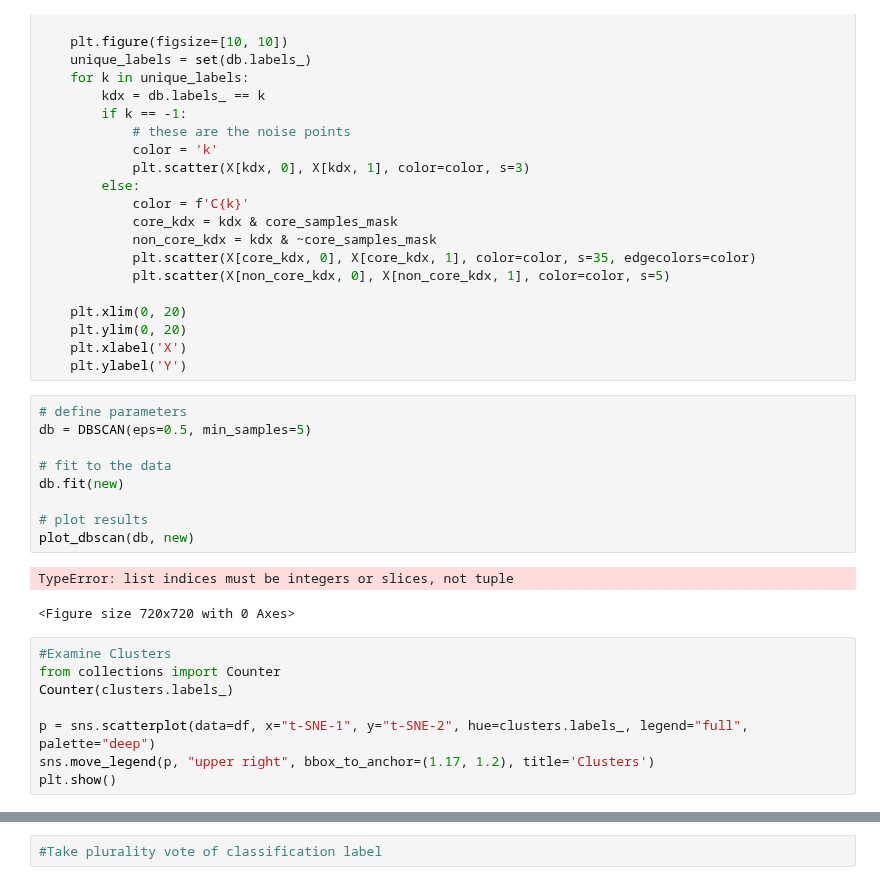
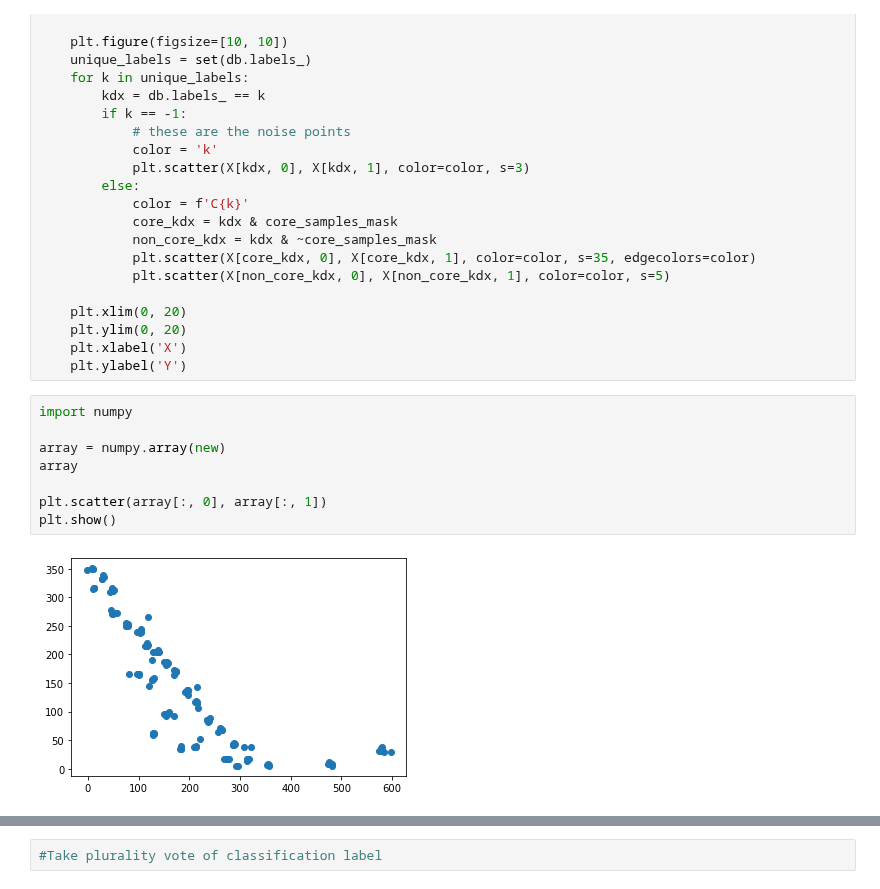
Before and after one commit to rowanoaktree/AggregationScripts, a Jupyter notebook: Scratch/aggregatelabelsScratch.ipynb, the cells around one changed output, grey strips where cells are left out. Saved outputs shown, nothing was run; the diff lists cells and outputs as text.

Commit message:
cluster troubleshooting

```diff
--- a/Scratch/aggregatelabelsScratch.ipynb
+++ b/Scratch/aggregatelabelsScratch.ipynb
@@ -198,23 +206,13 @@ def plot_dbscan(db, X):
     plt.ylim(0, 20)
     plt.xlabel('X')
     plt.ylabel('Y')
-# %%
-# define parameters
-db = DBSCAN(eps=0.5, min_samples=5)
-
-# fit to the data
-db.fit(new)
-
-# plot results
-plot_dbscan(db, new)
-# %% [output]
-TypeError: list indices must be integers or slices, not tuple
-<Figure size 720x720 with 0 Axes>
-# %%
-#Examine Clusters
-from collections import Counter
-Counter(clusters.labels_)
-
-p = sns.scatterplot(data=df, x="t-SNE-1", y="t-SNE-2", hue=clusters.labels_, legend="full", palette="deep")
-sns.move_legend(p, "upper right", bbox_to_anchor=(1.17, 1.2), title='Clusters')
-plt.show()
+# %%
+import numpy
+
+array = numpy.array(new)
+array
+
+plt.scatter(array[:, 0], array[:, 1])
+plt.show()
+# %% [output]
+[figure, added]
```
Also changed, not shown: parts of 9 cells of this notebook, 2 other files.
